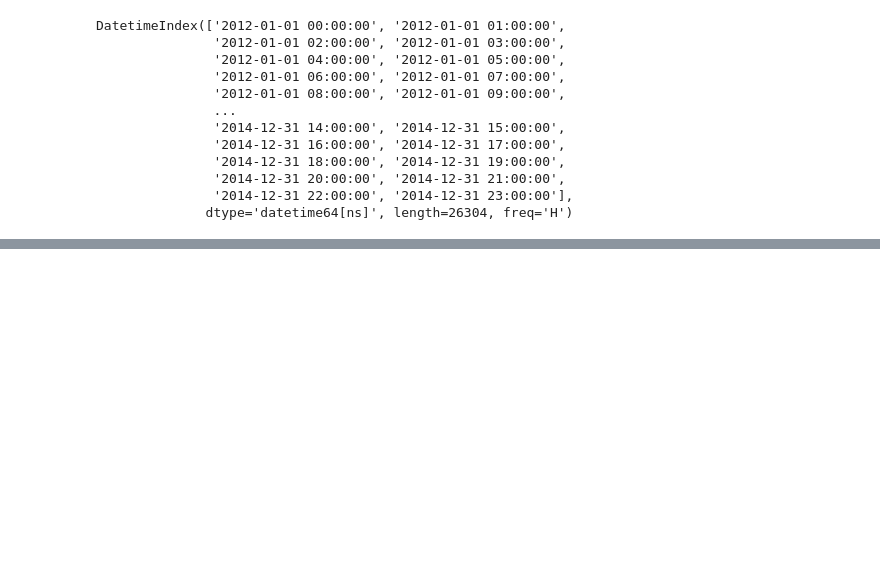
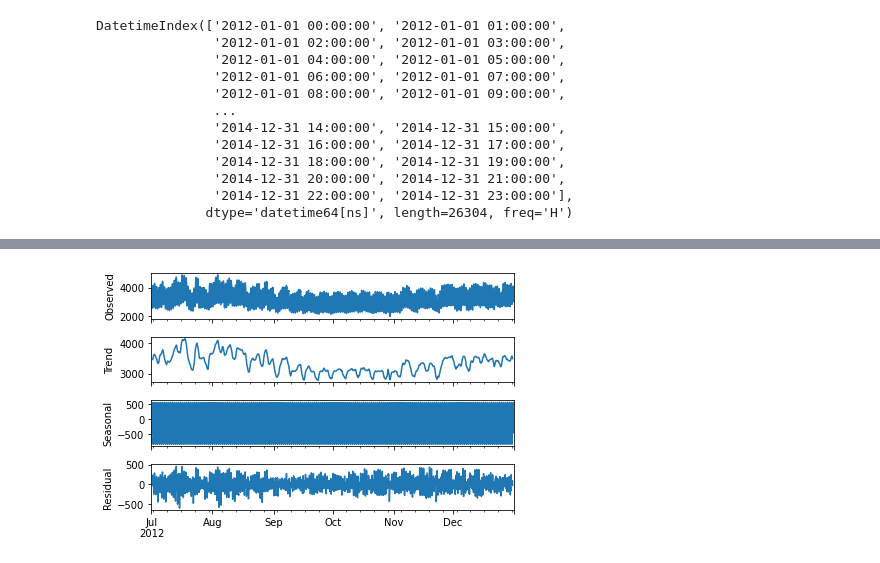
Before and after one commit to paulsok/kaggle, a Jupyter notebook: Global Energy Forecasting Competition/Global_Energy_Forecasting_Competition.ipynb, the cells around one changed output, grey strips where cells are left out. Drawn from its saved outputs; the diff is of its cells as text; code cells hidden in the pictures; blank space fills up the shorter version.

```diff
--- a/Global Energy Forecasting Competition/Global_Energy_Forecasting_Competition.ipynb
+++ b/Global Energy Forecasting Competition/Global_Energy_Forecasting_Competition.ipynb
@@ -72,0 +125,7 @@ DatetimeIndex(['2012-01-01 00:00:00', '2012-01-01 01:00:00',
+# %%
+load = ts_data_load.load
+decomposition = sm.tsa.seasonal_decompose(load['2012-07-01':'2012-12-31'], model = 'additive')
+fig = decomposition.plot()
+plt.rcParams['figure.figsize'] = [18.0, 9.0]
+# %% [output]
+[figure, added]
```
Also changed, not shown: parts of 12 cells of this notebook.
